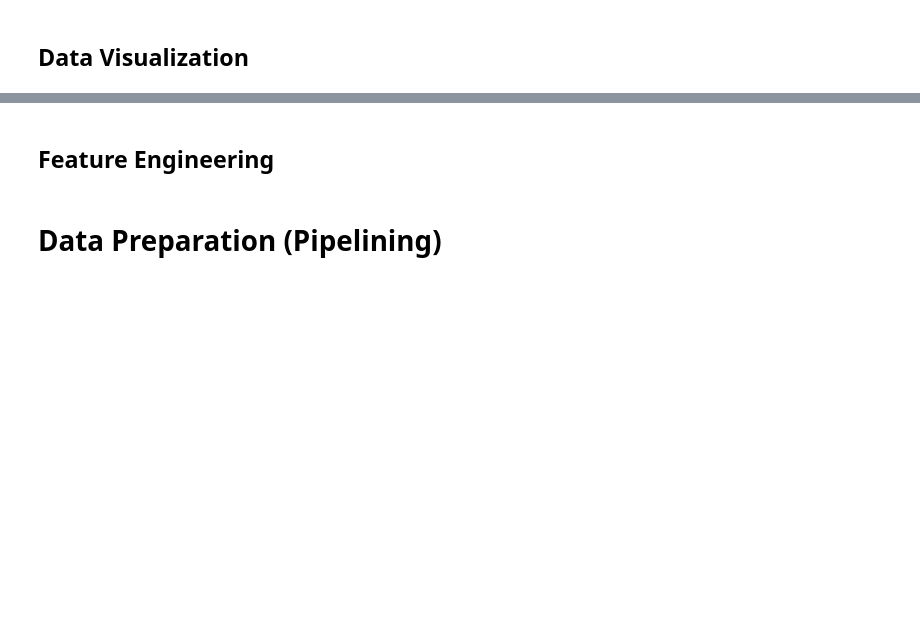
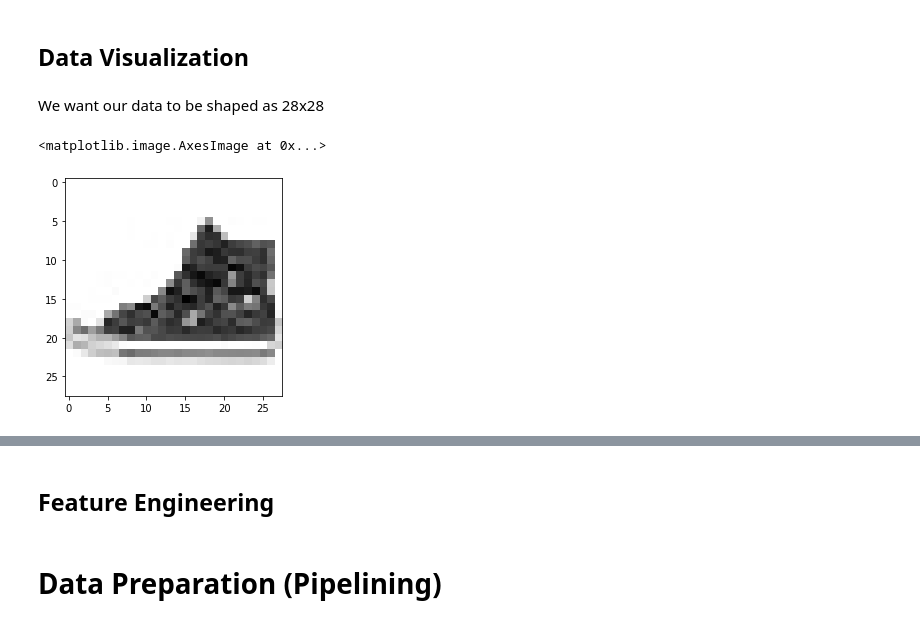
Before and after one commit to MrHencke/DAT158-ML-Oblig2-ML, a Jupyter notebook: main.ipynb, the cells around one changed output, grey strips where cells are left out. Drawn from its saved outputs; the diff is of its cells as text; code cells hidden in the pictures; blank space fills up the shorter version.

```diff
--- a/main.ipynb
+++ b/main.ipynb
@@ -60,0 +107,3 @@ df = pd.concat([df_test, df_train])
+# %%
+x = train.iloc[:,1:].values
+y = train.iloc[:,0].values
@@ -61,2 +139,12 @@ df = pd.concat([df_test, df_train])
 # %% [markdown]
 ## Data Visualization <a id="data-visualize"></a>
+# %% [markdown]
+We want our data to be shaped as 28x28
+# %%
+a = x[0].reshape(28,28)
+a
+# %%
+plt.imshow(a, cmap=plt.cm.binary)
+# %% [output]
+<matplotlib.image.AxesImage at 0x...>
+[figure, added]
```
Also changed, not shown: parts of 17 cells of this notebook, 1 other file.
